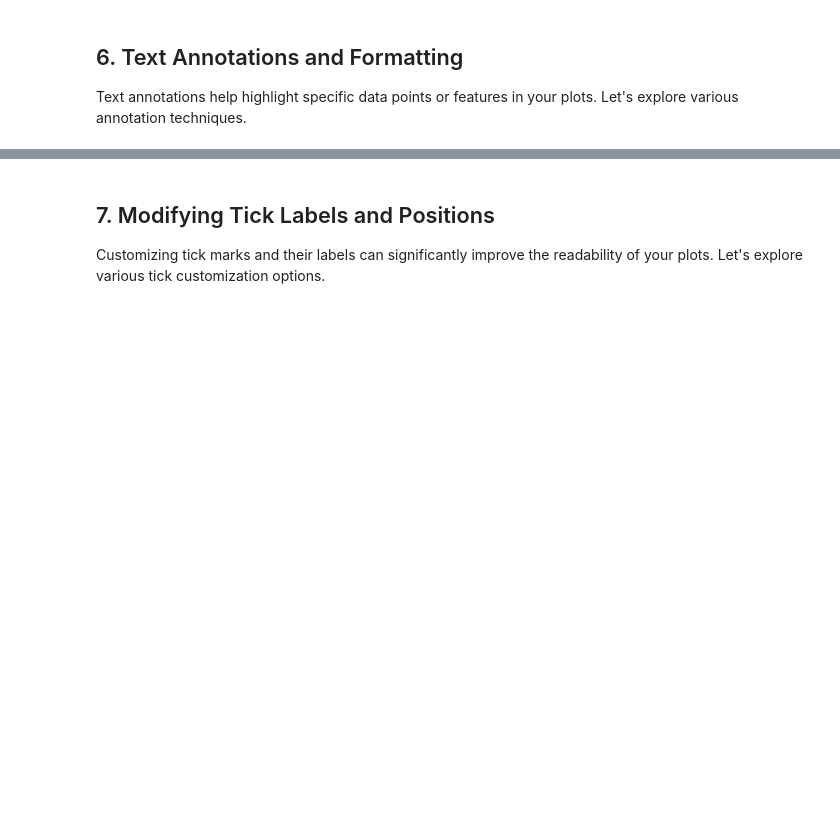
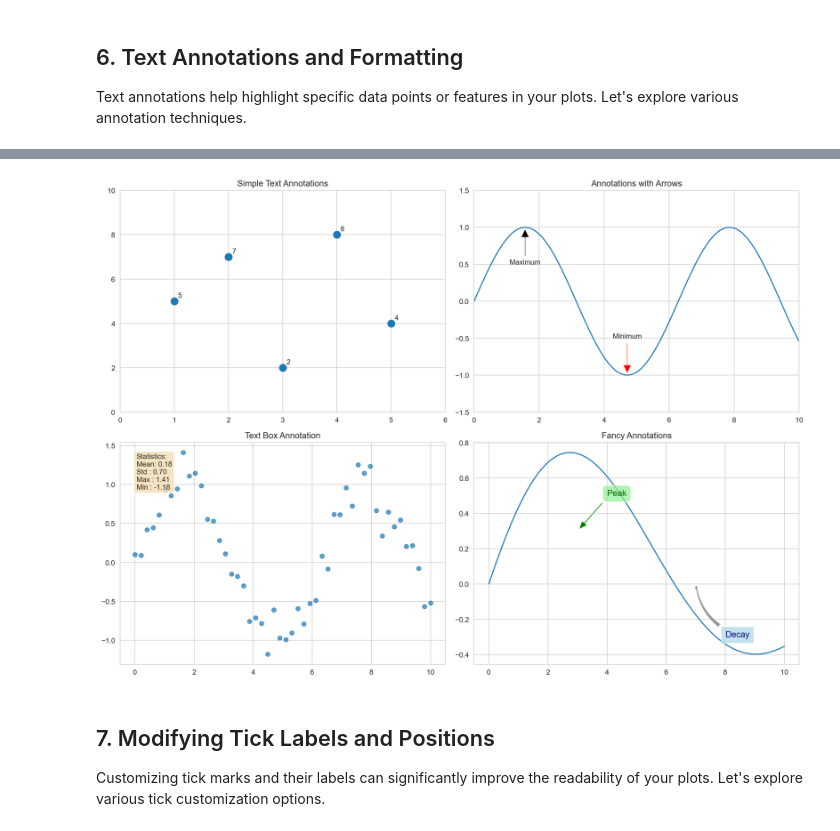
Before and after one commit to pavelklos/ai-ml, a Jupyter notebook: 3-DV/03-01-05.ipynb, the cells around one changed output, grey strips where cells are left out. Drawn from its saved outputs; the diff is of its cells as text; code cells hidden in the pictures; blank space fills up the shorter version.

```diff
--- a/3-DV/03-01-05.ipynb
+++ b/3-DV/03-01-05.ipynb
@@ -321,3 +339,92 @@ plt.show()
+# %%
+import numpy as np
+import matplotlib.pyplot as plt
+
+# Create a figure for annotations demo
+fig, axs = plt.subplots(2, 2, figsize=(14, 10))
+
+# 1. Simple text annotations
+x_data = np.array([1, 2, 3, 4, 5])
+y_data = np.array([5, 7, 2, 8, 4])
+
+axs[0, 0].scatter(x_data, y_data, s=100)
+for i, txt in enumerate(y_data):
+    axs[0, 0].annotate(f"{txt}", (x_data[i], y_data[i]),
+                       xytext=(5, 5), textcoords='offset points')
+
+axs[0, 0].set_xlim(0, 6)
+axs[0, 0].set_ylim(0, 10)
+axs[0, 0].set_title('Simple Text Annotations')
+
+# 2. Annotations with arrows
+x_data = np.linspace(0, 10, 100)
+y_data = np.sin(x_data)
+
+axs[0, 1].plot(x_data, y_data)
+
+# use np.pi instead of the Unicode π
+axs[0, 1].annotate('Maximum',
+                   xy=(np.pi / 2, 1),             # point being marked
+                   xytext=(np.pi / 2, 0.5),       # label position
+                   arrowprops=dict(facecolor='black', shrink=0.05, width=1.5),
+                   ha='center')
+
+axs[0, 1].annotate('Minimum',
+                   xy=(3 * np.pi / 2, -1),
+                   xytext=(3 * np.pi / 2, -0.5),
+                   arrowprops=dict(facecolor='red', shrink=0.05, width=1.5),
+                   ha='center')
+
+axs[0, 1].set_title('Annotations with Arrows')
+axs[0, 1].set_xlim(0, 10)
+axs[0, 1].set_ylim(-1.5, 1.5)
+
+# 3. Text box annotations
+x_points = np.linspace(0, 10, 50)
+y_points = np.sin(x_points) + np.random.normal(0, 0.2, 50)
+
+axs[1, 0].scatter(x_points, y_points, alpha=0.7)
+axs[1, 0].set_title('Text Box Annotation')
+
+stats_text = (
+    f"Statistics:\n"
+    f"Mean: {y_points.mean():.2f}\n"
+    f"Std : {y_points.std() :.2f}\n"
+    f"Max : {y_points.max():.2f}\n"
+    f"Min : {y_points.min():.2f}"
+)
+
+text_box_props = dict(boxstyle='round', facecolor='wheat', alpha=0.8)
+
+axs[1, 0].text(0.05, 0.95, stats_text,
+               transform=axs[1, 0].transAxes,
+               fontsize=10, va='top', bbox=text_box_props)
+
+# 4. Fancy annotations with custom styles
+x = np.linspace(0, 10, 200)              # define x for this subplot
+axs[1, 1].plot(x, np.sin(x / 2) * np.exp(-x / 10))
+axs[1, 1].set_title('Fancy Annotations')
+
+axs[1, 1].annotate('Peak',
+                   xy=(3, 0.3), xytext=(4, 0.5),
+                   arrowprops=dict(facecolor='green', shrink=0.05, width=2, headwidth=10),
+                   fontsize=12, color='darkgreen',
+                   bbox=dict(boxstyle="round,pad=0.5",
+                             facecolor='lightgreen', alpha=0.7))
+
+axs[1, 1].annotate('Decay',
+                   xy=(7, 0), xytext=(8, -0.3),
+                   arrowprops=dict(arrowstyle="fancy",
+                                   fc="0.6", ec="none",
+                                   connectionstyle="arc3,rad=-0.3"),
+                   fontsize=12, color='navy',
+                   bbox=dict(boxstyle="square,pad=0.5",
+                             facecolor='lightblue', alpha=0.7))
+
+plt.tight_layout()
+plt.show()
+# %% [output]
+[figure, added]
 # %% [markdown]
 ## 7. Modifying Tick Labels and Positions <a id="ticks"></a>
 
```
Also changed, not shown: parts of 19 cells of this notebook, 1 other file.
